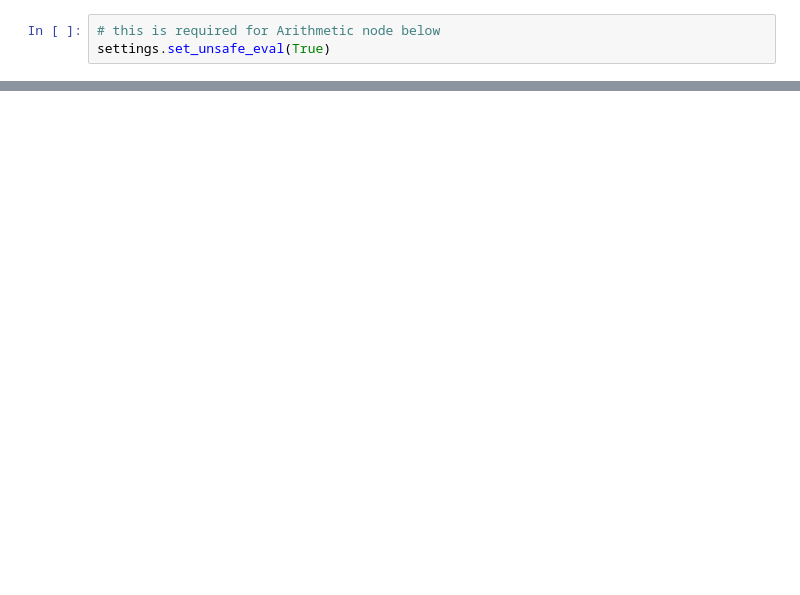
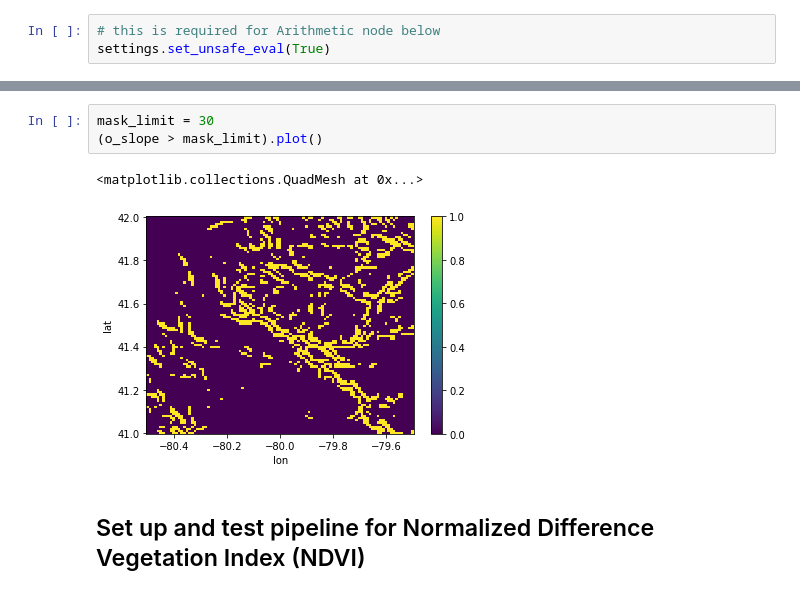
Before and after one commit to creare-com/podpac-examples, a Jupyter notebook: notebooks/scratch/scipy-2020.ipynb, the cells around one changed output, grey strips where cells are left out. Saved outputs shown, nothing was run; the diff lists cells and outputs as text; blank space fills up the shorter version.

```diff
--- a/notebooks/scratch/scipy-2020.ipynb
+++ b/notebooks/scratch/scipy-2020.ipynb
@@ -131,0 +108,8 @@ ValueError: Cannot evaluate these coordinates, missing dim 'time'
+# %%
+mask_limit = 30
+(o_slope > mask_limit).plot()
+# %% [output]
+<matplotlib.collections.QuadMesh at 0x...>
+[figure, added]
+# %% [markdown]
+## Set up and test pipeline for Normalized Difference Vegetation Index (NDVI)
```
Also changed, not shown: parts of 39 cells of this notebook.
